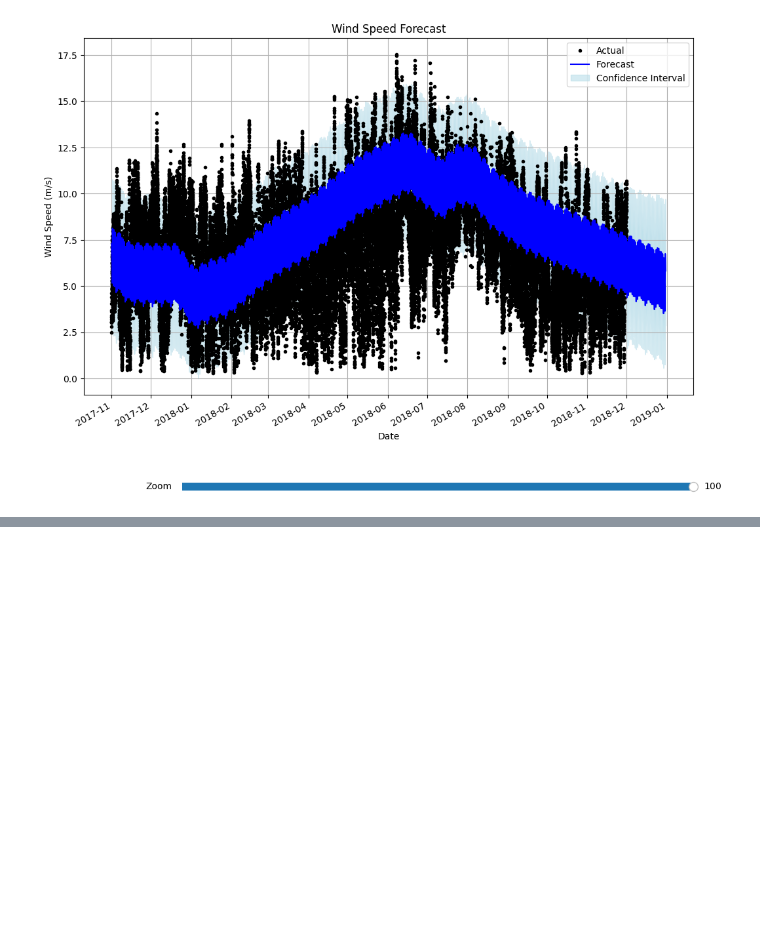
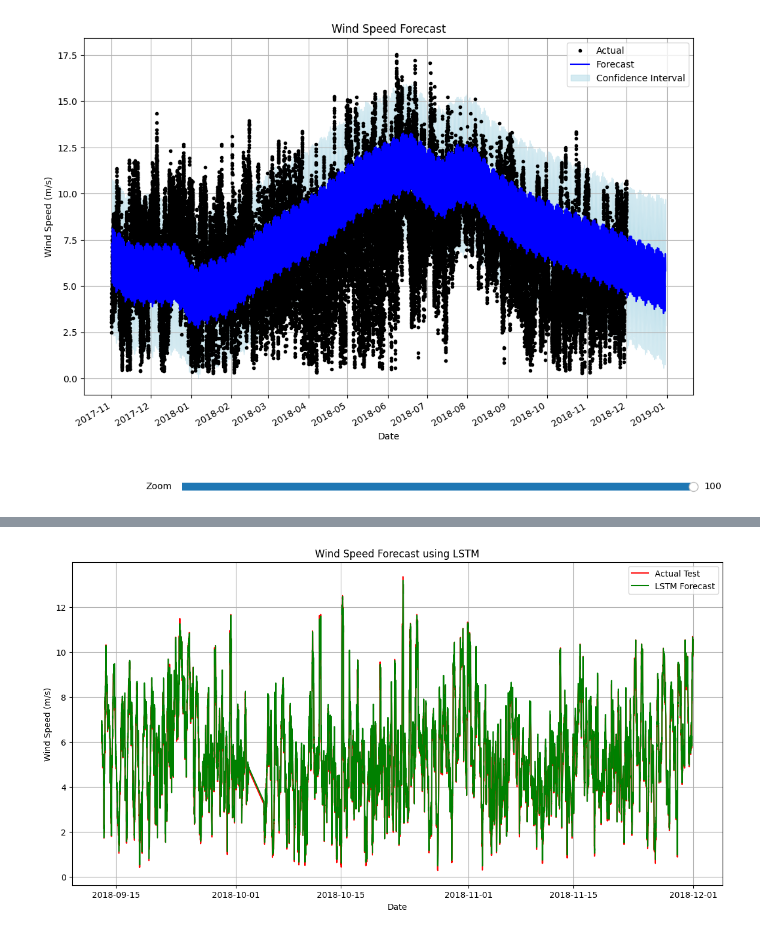
Before and after one commit to Damodharan28/Wind_Analysis, a Jupyter notebook: model/prophet_model.ipynb, the cells around one changed output, grey strips where cells are left out. Saved outputs shown, nothing was run; the diff lists cells and outputs as text; code cells hidden in the pictures; blank space fills up the shorter version.

```diff
--- a/model/prophet_model.ipynb
+++ b/model/prophet_model.ipynb
@@ -833,0 +1734,82 @@ plt.show()
+# %%
+import pandas as pd
+import numpy as np
+from sklearn.preprocessing import MinMaxScaler
+from sklearn.metrics import mean_absolute_error, mean_squared_error, r2_score
+from tensorflow.keras.models import Sequential
+from tensorflow.keras.layers import LSTM, Dense
+import matplotlib.pyplot as plt
+
+# Load and preprocess the dataset
+df = pd.read_csv('../excels/2017-2018-clean.csv', parse_dates=['Date/Time'])
+
+# Drop rows with NaN values
+df = df.dropna()
+
+# Prepare the data
+df['ds'] = pd.to_datetime(df['Date/Time'])
+df.set_index('ds', inplace=True)
+data = df['100m_N Avg [m/s]'].values.reshape(-1, 1)
+
+# Normalize the data
+scaler = MinMaxScaler()
+data_normalized = scaler.fit_transform(data)
+
+# Split data into training (first 6 months) and testing (last 6 months) periods
+train_size = int(len(data_normalized) * 0.8)
+train_data, test_data = data_normalized[:train_size], data_normalized[train_size:]
+
+# Create sequences for LSTM
+def create_sequences(data, seq_length):
+    X, y = [], []
+    for i in range(len(data) - seq_length):
+        X.append(data[i:i+seq_length])
+        y.append(data[i+seq_length])
+    return np.array(X), np.array(y)
+
+seq_length = 10  # Sequence length
+X_train, y_train = create_sequences(train_data, seq_length)
+X_test, y_test = create_sequences(test_data, seq_length)
+
+# Reshape data for LSTM input
+X_train = X_train.reshape(X_train.shape[0], X_train.shape[1], 1)
+X_test = X_test.reshape(X_test.shape[0], X_test.shape[1], 1)
+
+# Build the LSTM model
+model = Sequential()
+model.add(LSTM(units=50, activation='relu', input_shape=(seq_length, 1)))
+model.add(Dense(units=1))
+model.compile(optimizer='adam', loss='mean_squared_error')
+
+# Train the model
+model.fit(X_train, y_train, epochs=50, batch_size=32, verbose=1)
+
+# Make predictions
+y_pred = model.predict(X_test)
+
+# Inverse transform the predictions
+y_pred_inv = scaler.inverse_transform(y_pred)
+y_test_inv = scaler.inverse_transform(y_test.reshape(-1, 1))
+
+# Calculate accuracy metrics
+mae = mean_absolute_error(y_test_inv, y_pred_inv)
+mse = mean_squared_error(y_test_inv, y_pred_inv)
+rmse = np.sqrt(mse)
+r_squared = r2_score(y_test_inv, y_pred_inv)
+
+print(f"MAE: {mae}")
+print(f"MSE: {mse}")
+print(f"RMSE: {rmse}")
+print(f"R-Squared: {r_squared}")
+
+# Plot the results
+plt.figure(figsize=(14, 7))
+plt.plot(df.index[train_size+seq_length:], y_test_inv, label='Actual Test', color='red')
+plt.plot(df.index[train_size+seq_length:], y_pred_inv, label='LSTM Forecast', color='green')
+plt.title('Wind Speed Forecast using LSTM')
+plt.xlabel('Date')
+plt.ylabel('Wind Speed (m/s)')
+plt.legend()
+plt.grid(True)
+plt.show()
+# %% [output]
@@ -833,0 +1834 @@ plt.show()
+[figure, added]
```
Also changed, not shown: parts of 16 cells of this notebook, 4 other files.
